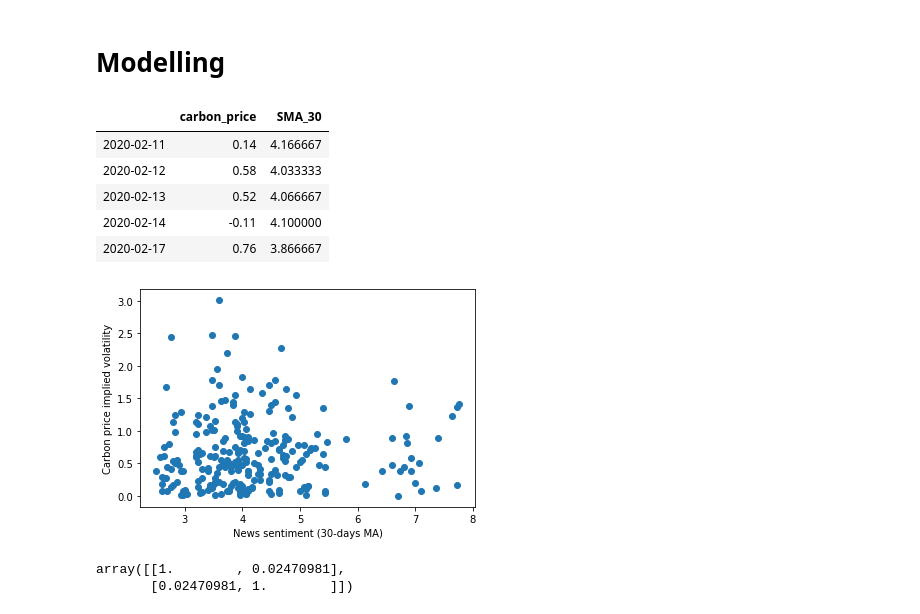
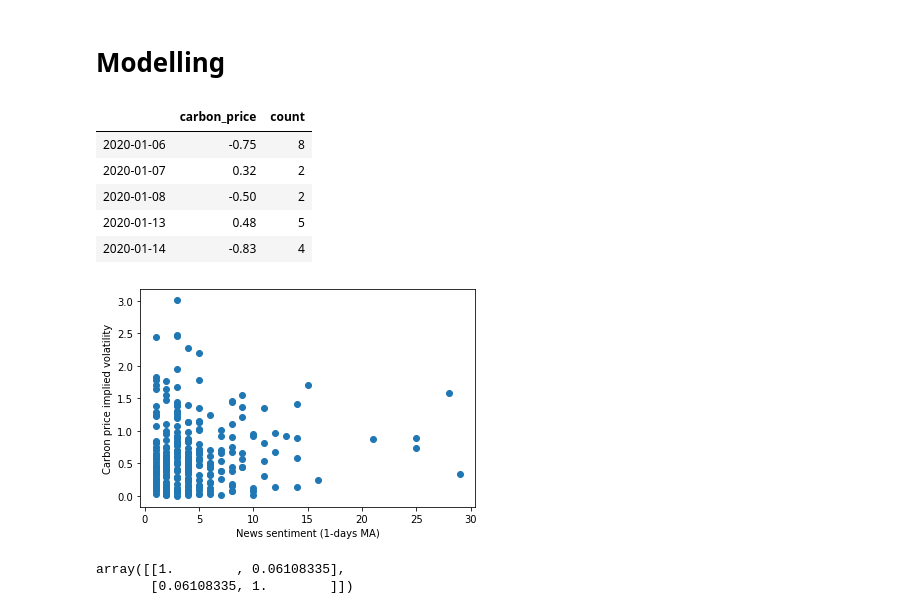
Before and after one commit to paparon96/Sustainability, a Jupyter notebook: Carbon_price_prediction/Notebooks/daily_carbon_price_vol_modeling_v1.ipynb, the cells around one changed output. Saved outputs shown, nothing was run; the diff lists cells and outputs as text; code cells hidden in the pictures.

```diff
--- a/Carbon_price_prediction/Notebooks/daily_carbon_price_vol_modeling_v1.ipynb
+++ b/Carbon_price_prediction/Notebooks/daily_carbon_price_vol_modeling_v1.ipynb
@@ -137,7 +137,10 @@ Date
 2017-01-05          5.29      53.77       3.42               3316.469971   NaN
 2017-01-06          5.50      53.98       3.38               3321.169922   NaN
 # %%
-news_df = pd.read_csv('../Data/carbon_news_mentions_sma_30.csv')
+ma_window_size = 1
+news_df = pd.read_csv(f'../Data/carbon_news_mentions_sma_{ma_window_size}.csv')
+
+
 
 news_df.set_index('SQLDATE',inplace=True)
 
@@ -216,26 +219,30 @@ merged_df = merged_df.dropna()
 
 merged_df.head()
 # %% [output]
-|  | carbon_price | SMA_30 |
-| 2020-02-11 | 0.14 | 4.166667 |
-| 2020-02-12 | 0.58 | 4.033333 |
-| 2020-02-13 | 0.52 | 4.066667 |
-| 2020-02-14 | -0.11 | 4.100000 |
-| 2020-02-17 | 0.76 | 3.866667 |
+|  | carbon_price | count |
+| 2020-01-06 | -0.75 | 8 |
+| 2020-01-07 | 0.32 | 2 |
+| 2020-01-08 | -0.50 | 2 |
+| 2020-01-13 | 0.48 | 5 |
+| 2020-01-14 | -0.83 | 4 |
 # %%
 # Create volatility metric
 merged_df['carbon_price_vol'] = abs(merged_df['carbon_price']) #**2
 # %%
 # Compare prediction and actual in the test set
-plt.scatter(merged_df['SMA_30'],merged_df['carbon_price_vol'])
-plt.xlabel("News sentiment (30-days MA)")
+#plt.scatter(merged_df['SMA_30'],merged_df['carbon_price_vol'])
+plt.scatter(merged_df['count'],merged_df['carbon_price_vol'])
+
+
+plt.xlabel(f"News sentiment ({ma_window_size}-days MA)")
 plt.ylabel("Carbon price implied volatility")
-plt.savefig('../Outputs/carbon_price_vol_model_news_corr.pdf')
+plt.savefig(f'../Outputs/carbon_price_vol_model_news_corr_ma_window_size_{ma_window_size}.pdf')
 plt.show()
 # %% [output]
-[figure, old version]
+[figure, new version]
 # %%
-np.corrcoef(merged_df['SMA_30'],merged_df['carbon_price_vol'])
+#np.corrcoef(merged_df['SMA_30'],merged_df['carbon_price_vol'])
+np.corrcoef(merged_df['count'],merged_df['carbon_price_vol'])
 # %% [output]
-array([[1.        , 0.02470981],
-       [0.02470981, 1.        ]])
+array([[1.        , 0.06108335],
+       [0.06108335, 1.        ]])
```
Also changed, not shown: parts of 1 cell of this notebook, 2 other files.
